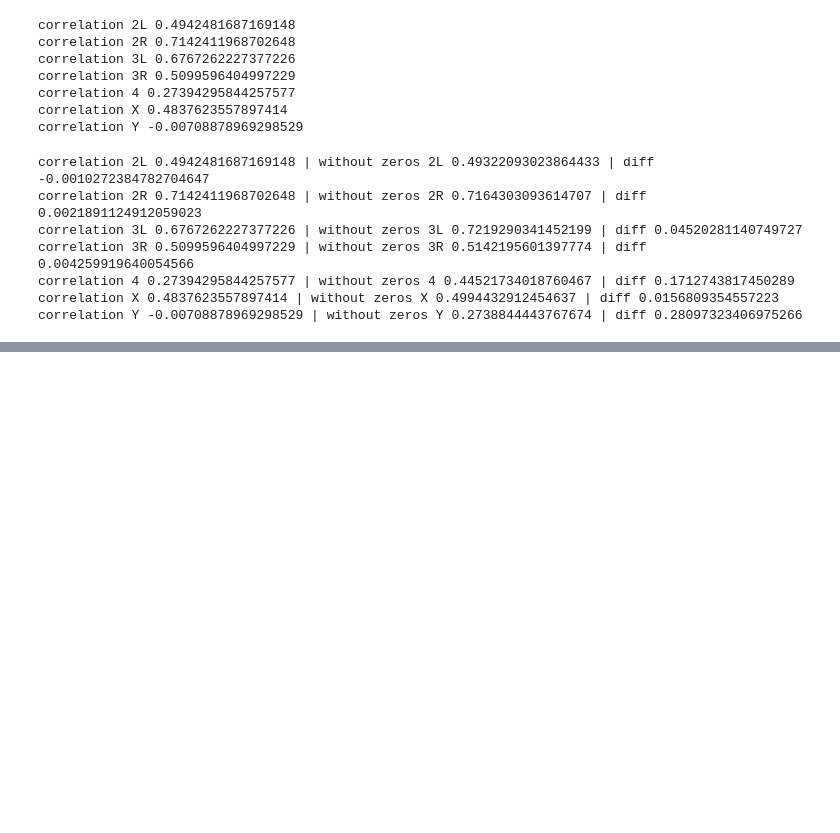
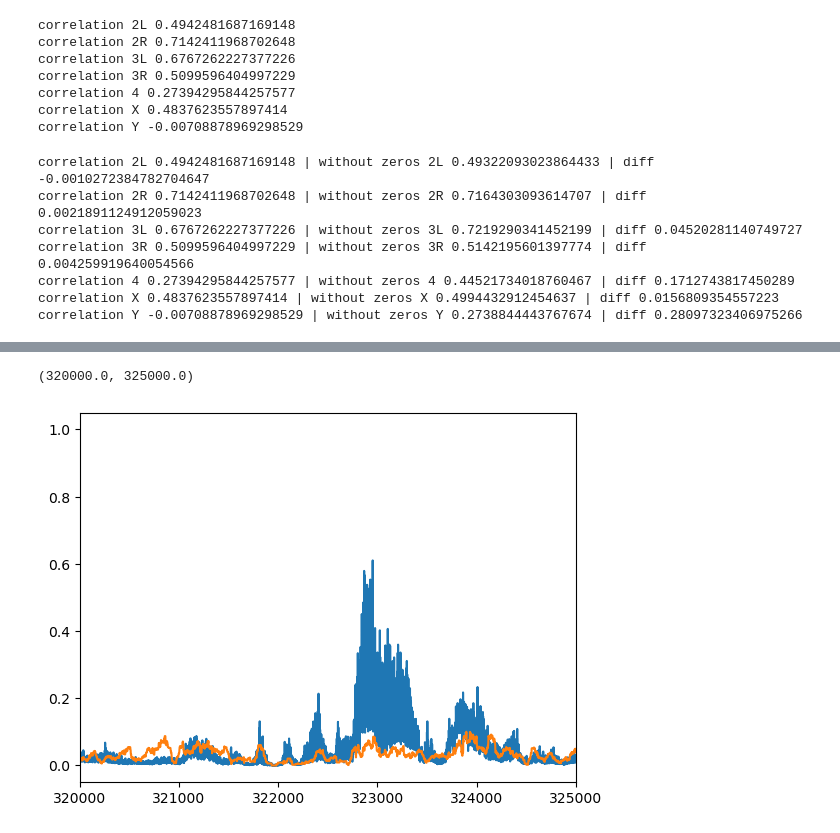
Before and after one commit to floriantilliet/mnhn_internship, a Jupyter notebook: projet2.ipynb, the cells around one changed output, grey strips where cells are left out. Cells and saved outputs as stored; diff of their text form; code cells hidden in the pictures; blank space fills up the shorter version.

```diff
--- a/projet2.ipynb
+++ b/projet2.ipynb
@@ -1134,0 +1068,7 @@ plt.plot(corrs)
+# %%
+plt.plot(pred2R)
+plt.plot(Y_2R[1000:-1001])
+plt.xlim(320_000,325_000)
+# %% [output]
+(320000.0, 325000.0)
+[figure, added]
```
Also changed, not shown: parts of 39 cells of this notebook, 4 other files.
